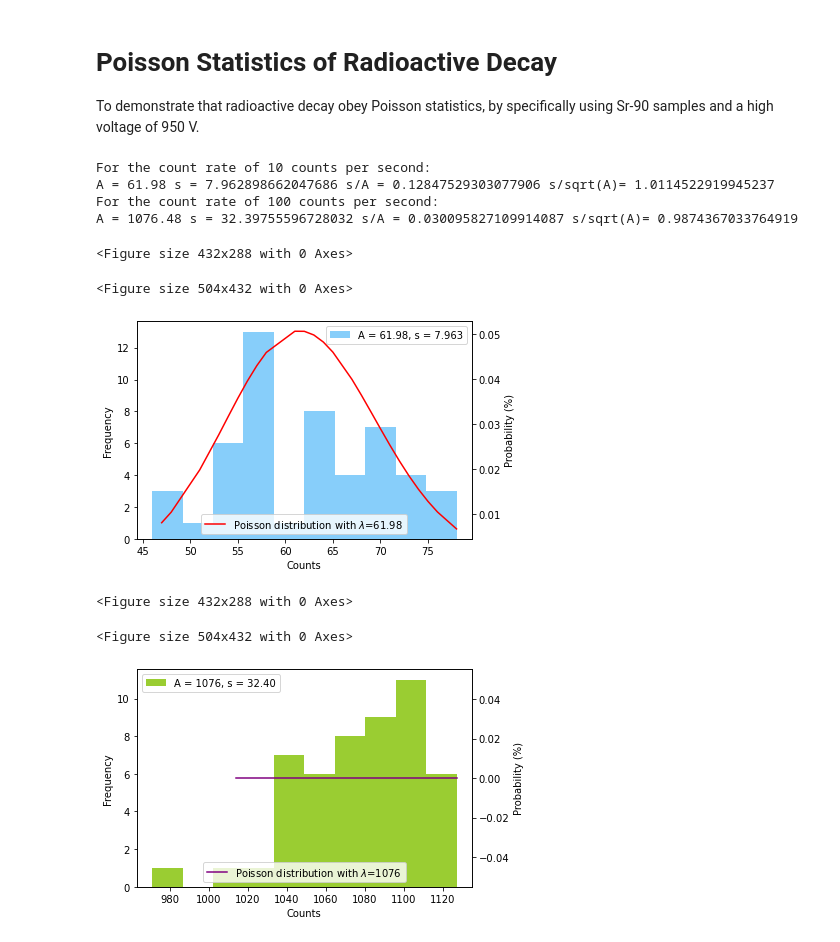
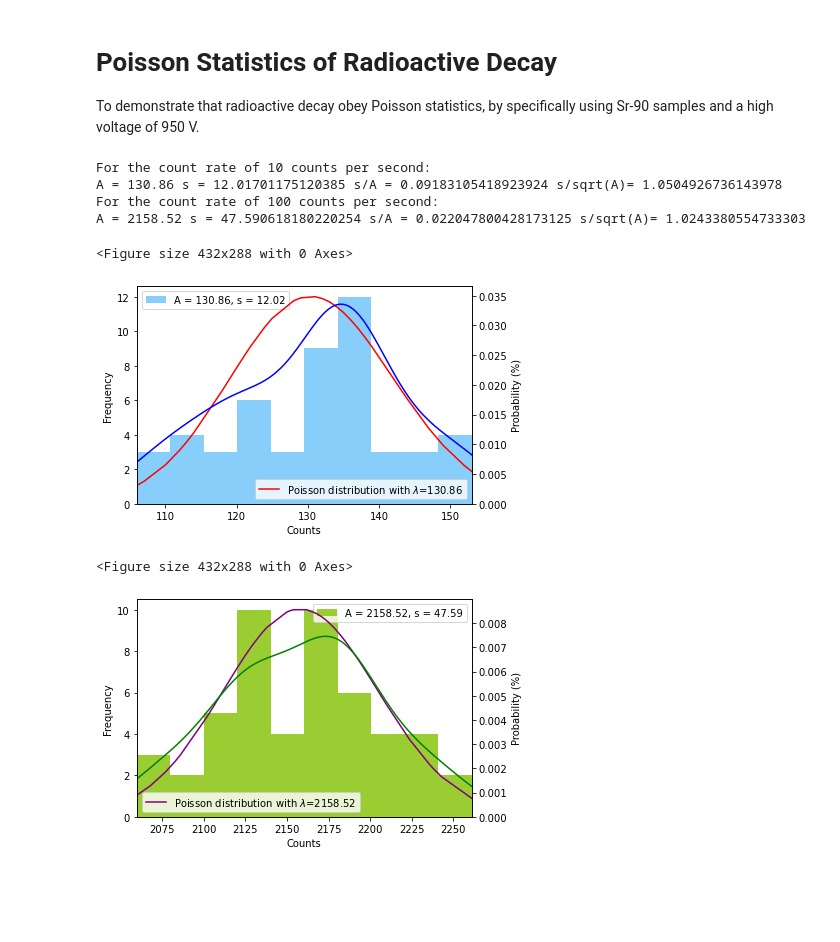
Before and after one commit to mithebell/UNSW-Physics, a Jupyter notebook: Statistics of Radioactive Decay.ipynb, the cells around one changed output. Cells and saved outputs as stored; diff of their text form; code cells hidden in the pictures; blank space fills up the shorter version.

```diff
--- a/Statistics of Radioactive Decay.ipynb
+++ b/Statistics of Radioactive Decay.ipynb
@@ -12,12 +12,12 @@ from scipy.special import factorial
 # %%
 # import data as a table
 
-data_10 = pd.read_csv('exp1_10s-1.tsv', sep='\t', header = 9) # reads the table of raw data for the counts at a rate of 10 s^-1
+data_10 = pd.read_csv('exp1_10s-1_t2.tsv', sep='\t', header = 9) # reads the table of raw data for the counts at a rate of 10 s^-1
 data_10.columns = ['High Voltage', 'Counts', 'Elapsed Time', 'Date/Time', 'NaN'] #column headings
 #there was an extra empty column due to the separator chosen
 counts_10 = data_10.Counts
 
-data_100 = pd.read_csv('exp1_100s-1.tsv', sep='\t', header = 9) # reads the table
+data_100 = pd.read_csv('exp1_100s-1_t2.tsv', sep='\t', header = 9) # reads the table
 data_100.columns = ['High Voltage', 'Counts', 'Elapsed Time', 'Date/Time', 'NaN'] #column headings
 counts_100 = data_100.Counts
 # %%
@@ -36,6 +36,6 @@ print('A = ' + str(A_100) + ' s = ' + str(s_100) + ' s/A = '\
       + str(s_100/A_100) + ' s/sqrt(A)= ' + str(s_100/(A_100**0.5)))
 # %% [output]
 For the count rate of 10 counts per second:
-A = 61.98 s = 7.962898662047686 s/A = 0.12847529303077906 s/sqrt(A)= 1.0114522919945237
+A = 130.86 s = 12.01701175120385 s/A = 0.09183105418923924 s/sqrt(A)= 1.0504926736143978
 For the count rate of 100 counts per second:
-A = 1076.48 s = 32.39755596728032 s/A = 0.030095827109914087 s/sqrt(A)= 0.9874367033764919
+A = 2158.52 s = 47.590618180220254 s/A = 0.022047800428173125 s/sqrt(A)= 1.0243380554733303
@@ -54,38 +42,45 @@ y_100 = table_100.Frequency #Frequency
-# %%
-def poisson(x, l):
-    return np.exp(-l)*np.power(l, x)/factorial(x)
+# %%
+# Create sorted lists of the counts WITHOUT repetition and corresponding y_values
+
+x_10 = list( dict.fromkeys(sorted(counts_10, reverse=False))) #list for different counts of 10s^-1
+x_100 = list( dict.fromkeys(sorted(counts_100, reverse=False))) #list for different counts of 10s^-1
+
+y_10 = poisson.pmf(x_10, mu=A_10) # Probability mass function values using x_10
+y_100 = poisson.pmf(x_100, mu=A_100) # Probability mass function values using x_10
 # %%
 # plot the data
 
-f1 = plt.figure()
-plt.figure(figsize=(7, 6))
+f1 = plt.figure() # plot 1
 fig, ax1 = plt.subplots()
 ax2 = ax1.twinx()
-ax1.hist(counts_10, label = 'A = 61.98, s = 7.963', color='lightskyblue')
-ax2.plot(x_10, poisson(x_10, 61.98), label='Poisson distribution with $\lambda$=61.98', color='r')
+ax1.hist(counts_10, label = 'A = 130.86, s = 12.02', color='lightskyblue') # histogram of data
+ax2.plot(x_10, y_10, label='Poisson distribution with $\lambda$=130.86', color='r') # theoretical poisson distribution
+sns.kdeplot(counts_10, color='b') # fitted curve of the data
+plt.xlim(min(counts_10), max(counts_10)) # set axis
 
+# axis labels and position
 ax1.set_xlabel("Counts")
 ax1.set_ylabel("Frequency")
 ax2.set_ylabel("Probability (%)")
 ax1.legend(loc='best')
 ax2.legend(loc='best')
 
-f2 = plt.figure()
-plt.figure(figsize=(7, 6))
+f2 = plt.figure() # plot 2
 fig, ax3 = plt.subplots()
 ax4 = ax3.twinx()
-ax3.hist(counts_100, label = 'A = 1076, s = 32.40', color='yellowgreen')
-ax4.plot(x_100, poisson(x_100, 1076), label='Poisson distribution with $\lambda$=1076', color='purple')
+ax3.hist(counts_100, label = 'A = 2158.52, s = 47.59', color='yellowgreen')
+ax4.plot(x_100, y_100, label='Poisson distribution with $\lambda$=2158.52', color='purple')
+sns.kdeplot(counts_100, color='g')
+plt.xlim(min(counts_100), max(counts_100))
+
 ax3.set_xlabel("Counts")
 ax3.set_ylabel("Frequency")
 ax4.set_ylabel("Probability (%)")
 ax3.legend(loc='best')
-ax4.legend(loc='lower center')
+ax4.legend(loc='best')
 plt.show()
 # %% [output]
 <Figure size 432x288 with 0 Axes>
+[figure, new version]
-<Figure size 504x432 with 0 Axes>
+<Figure size 432x288 with 0 Axes>
-[figure, old version]
-<Figure size 432x288 with 0 Axes>
-<Figure size 504x432 with 0 Axes>
-[figure, old version]
+[figure, new version]
```
Also changed, not shown: parts of 2 cells of this notebook.
